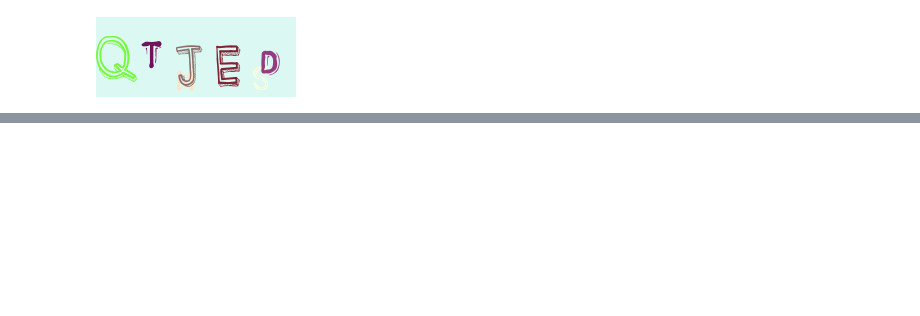
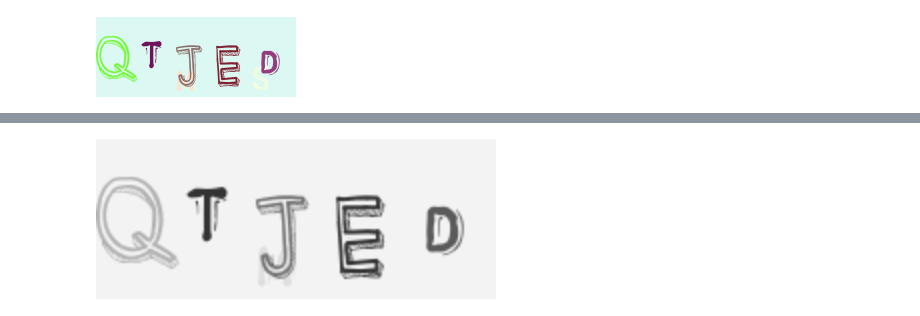
Before and after one commit to unemil/cslv, a Jupyter notebook: cslv.ipynb, the cells around one changed output, grey strips where cells are left out. Saved outputs shown, nothing was run; the diff lists cells and outputs as text; code cells hidden in the pictures; blank space fills up the shorter version.

```diff
--- a/cslv.ipynb
+++ b/cslv.ipynb
@@ -17,0 +17,7 @@ Image.fromarray(img)
+# %%
+img = cv2.cvtColor(img, cv2.COLOR_BGR2GRAY)
+
+Image.fromarray(img)
+# cv2.imwrite('tests/captcha_grayscale.png', img)
+# %% [output]
+[figure, added]
```
Also changed, not shown: parts of 3 cells of this notebook, 7 other files.
